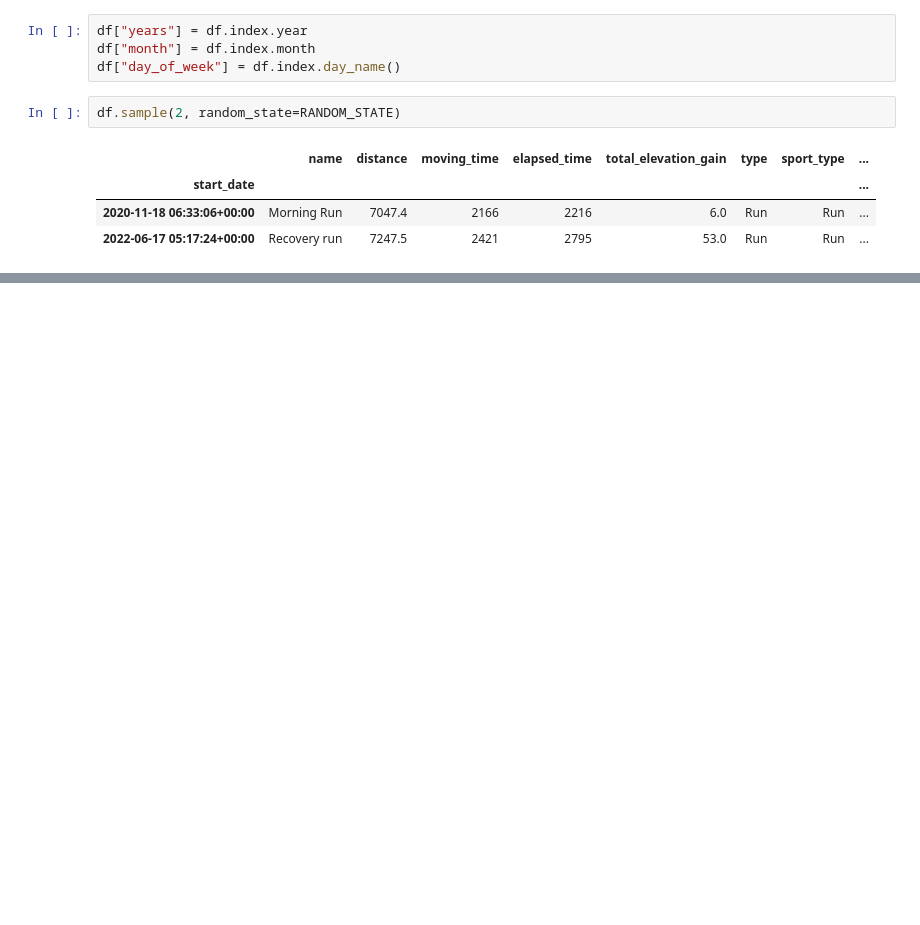
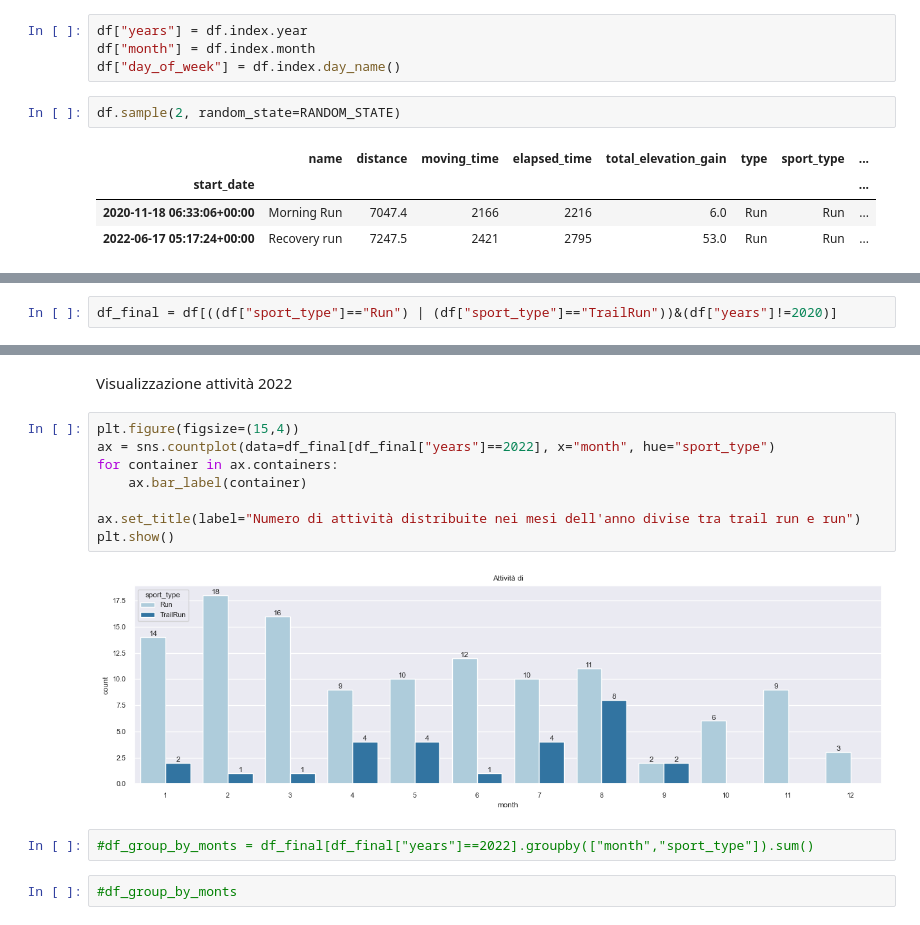
Before and after one commit to scionuait/StravaDataImport, a Jupyter notebook: analisi_strava_athlete_2022.ipynb, the cells around one changed output, grey strips where cells are left out. Saved outputs shown, nothing was run; the diff lists cells and outputs as text; blank space fills up the shorter version.

```diff
--- a/analisi_strava_athlete_2022.ipynb
+++ b/analisi_strava_athlete_2022.ipynb
@@ -367,0 +373,2 @@ abs_values.to_dict()
+# %%
+df_final = df[((df["sport_type"]=="Run") | (df["sport_type"]=="TrailRun"))&(df["years"]!=2020)]
@@ -367,0 +387,16 @@ abs_values.to_dict()
+# %% [markdown]
+Visualizzazione attività 2022
+# %%
+plt.figure(figsize=(15,4))
+ax = sns.countplot(data=df_final[df_final["years"]==2022], x="month", hue="sport_type")
+for container in ax.containers:
+    ax.bar_label(container)
+
+ax.set_title(label="Numero di attività distribuite nei mesi dell'anno divise tra trail run e run")
+plt.show()
+# %% [output]
+[figure, added]
+# %%
+#df_group_by_monts = df_final[df_final["years"]==2022].groupby(["month","sport_type"]).sum()
+# %%
+#df_group_by_monts
```
Also changed, not shown: parts of 26 cells of this notebook.
